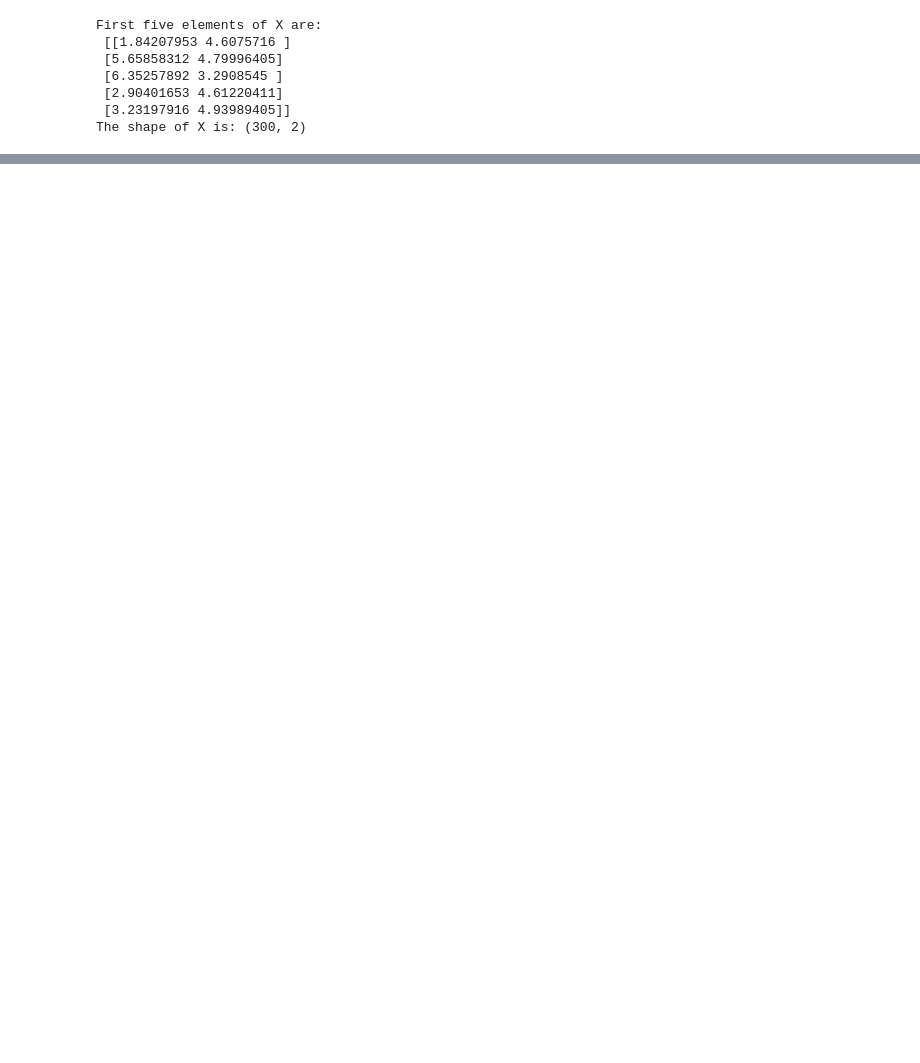
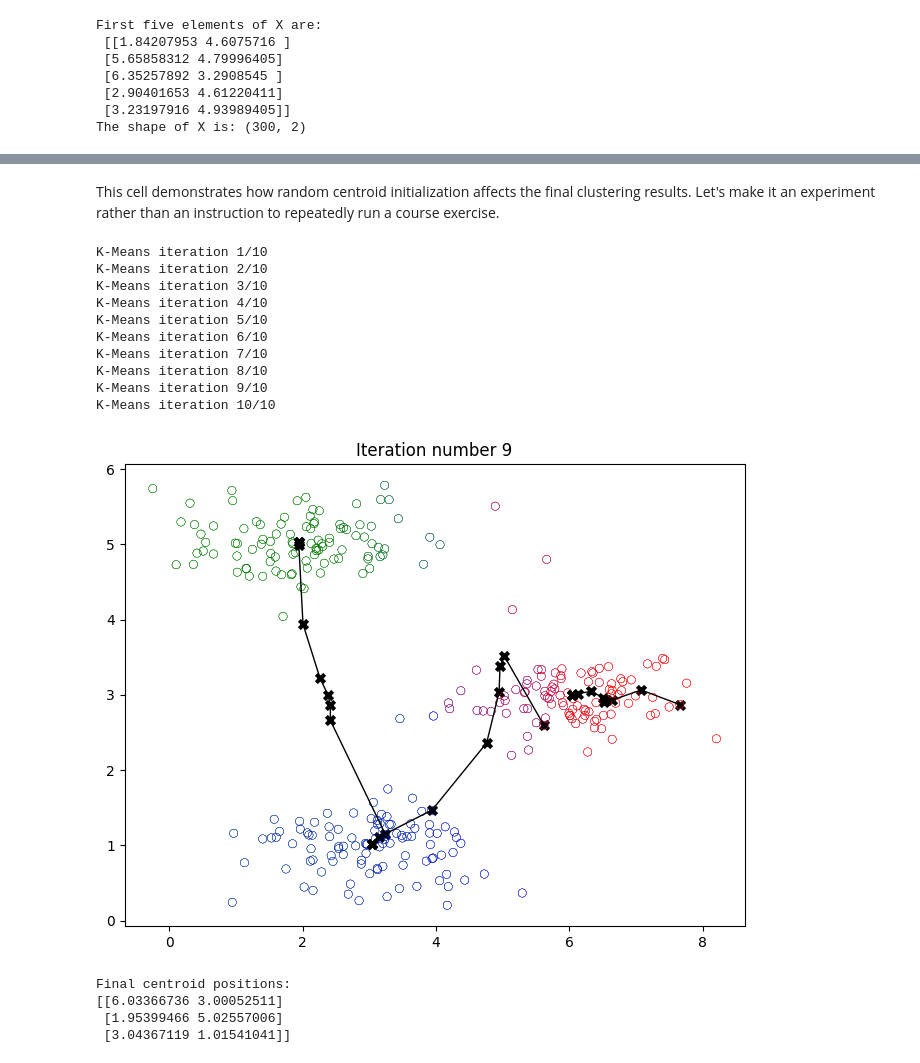
Before and after one commit to SethSekyere/ML-engineering-portfolio, a Jupyter notebook: projects/03-PixelForge/PixelForge.ipynb, the cells around one changed output, grey strips where cells are left out. Cells and saved outputs as stored; diff of their text form; code cells hidden in the pictures; blank space fills up the shorter version.

```diff
--- a/projects/03-PixelForge/PixelForge.ipynb
+++ b/projects/03-PixelForge/PixelForge.ipynb
@@ -213,3 +2,0 @@ Now let's check your implementation using an example dataset
-# %%
-# Load an example dataset that we will be using
-X = load_data()
@@ -714,0 +573,41 @@ ax[1].set_axis_off()
+# %% [markdown]
+This cell demonstrates how random centroid initialization affects the final clustering results. Let's make it an experiment rather than an instruction to repeatedly run a course exercise.
+# %%
+# ============================================================
+# 5.2 Evaluating Random Centroid Initialization
+# ============================================================
+
+# Configure the clustering parameters.
+K = 3
+max_iters = 10
+
+# Randomly select K observations as initial centroids.
+initial_centroids = kMeans_init_centroids(X, K)
+
+# Execute K-Means and visualize the clustering progression.
+centroids, idx = run_kMeans(
+    X,
+    initial_centroids,
+    max_iters=max_iters,
+    plot_progress=True
+)
+
+# Display the final centroid positions.
+print("\nFinal centroid positions:")
+print(centroids)
+# %% [output]
+K-Means iteration 1/10
+K-Means iteration 2/10
+K-Means iteration 3/10
+K-Means iteration 4/10
+K-Means iteration 5/10
+K-Means iteration 6/10
+K-Means iteration 7/10
+K-Means iteration 8/10
+K-Means iteration 9/10
+K-Means iteration 10/10
+[figure, added]
+Final centroid positions:
+[[6.03366736 3.00052511]
+ [1.95399466 5.02557006]
+ [3.04367119 1.01541041]]
```
Also changed, not shown: parts of 81 cells of this notebook.
